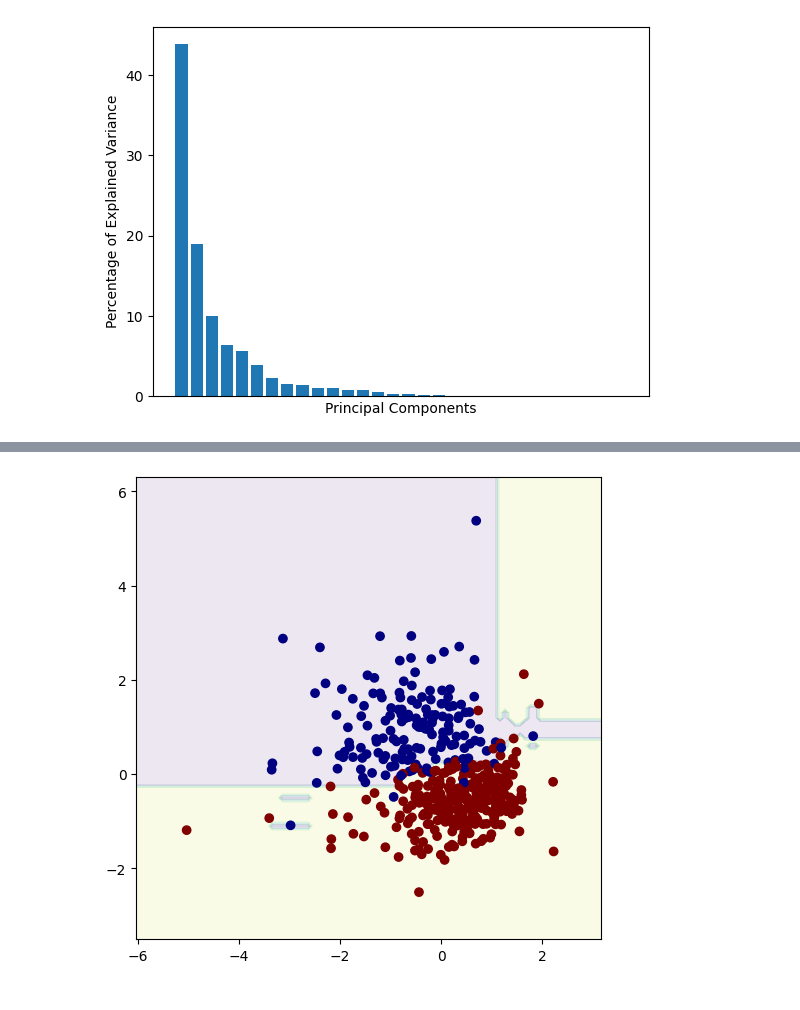
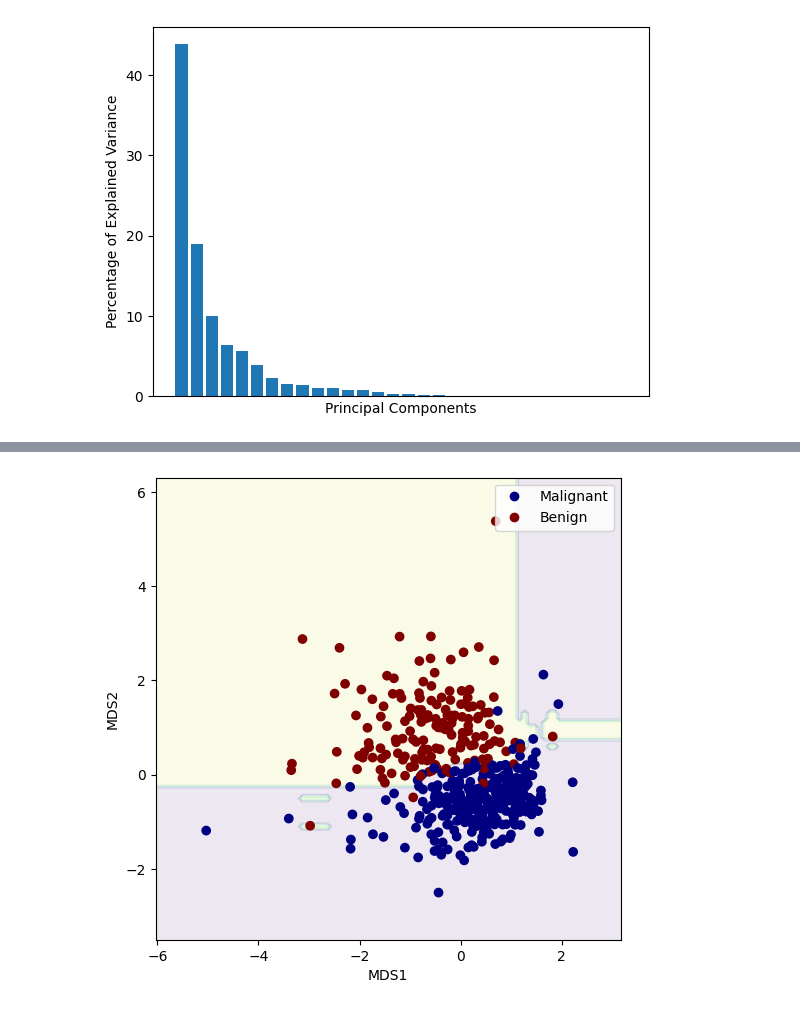
Before and after one commit to tohidnoori/Decision-tree-and-random-forest-ml-python, a Jupyter notebook: random-forest/random-forest-breast-cancer.ipynb, the cells around one changed output, grey strips where cells are left out. Saved outputs shown, nothing was run; the diff lists cells and outputs as text; code cells hidden in the pictures.

Commit message:
1402/01/05 | images added and plot bugs fixed

```diff
--- a/random-forest/random-forest-breast-cancer.ipynb
+++ b/random-forest/random-forest-breast-cancer.ipynb
@@ -209,27 +232,39 @@ plt.show()
 # %%
 
 from sklearn.manifold import MDS
 
 mds = MDS(random_state=41)
 train_mds_cords = mds.fit_transform(X_train_scaled)
 mds_train_scaled = scaler.fit_transform(np.vstack((train_mds_cords[:, 0], train_mds_cords[:, 1])).T)
 clf.fit(mds_train_scaled,y_train)
 
 
 x_min = mds_train_scaled[:, 0].min() - 1
 x_max = mds_train_scaled[:, 0].max() + 1
 
 y_min = mds_train_scaled[:, 1].min() - 1
 y_max =mds_train_scaled[:, 1].max() + 1
 
 xx, yy = np.meshgrid(np.arange(start=x_min, stop=x_max, step=0.1),
 np.arange(start=y_min, stop=y_max, step=0.1))
 Z = clf.predict(np.column_stack((xx.ravel(), yy.ravel( ))))
 Z = Z.reshape(xx.shape)
 
 fig, ax = plt.subplots(figsize=(6,6))
 ax.contourf(xx, yy, Z, alpha=0.1)
 scatter = ax.scatter(mds_train_scaled[:, 0], mds_train_scaled[:, 1], c=y_train, cmap=plt.cm.get_cmap("jet"))
+
+## now create a legend
+legend = ax. legend(scatter. legend_elements() [0],
+scatter. legend_elements() [1],
+loc="upper right")
+legend.get_texts() [0].set_text("Malignant")
+legend.get_texts() [1].set_text("Benign")
+
+ax.set_xlabel('MDS1')
+ax.set_ylabel('MDS2')
+
+plt.savefig("images/MDS scatter datapoints plot 2d.png")
 plt.show()
 # %% [output]
-[figure, old version]
+[figure, new version]
```
Also changed, not shown: parts of 7 cells of this notebook, 4 other files.
